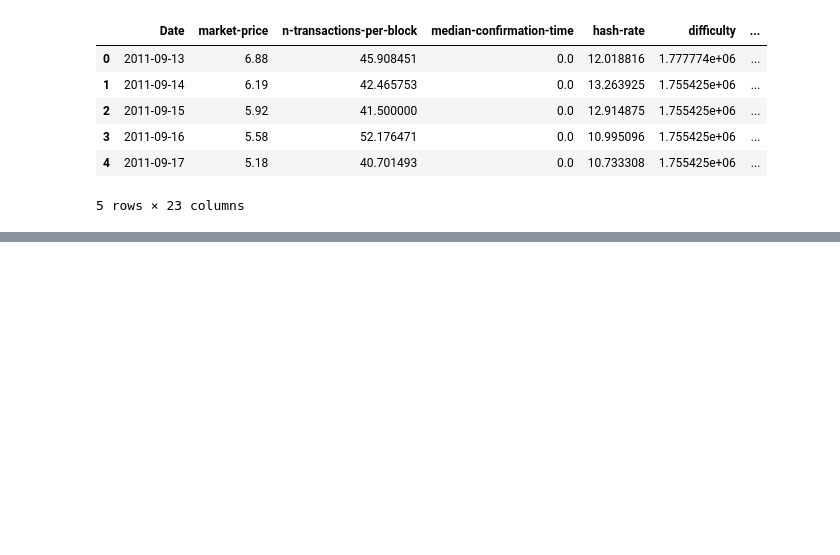
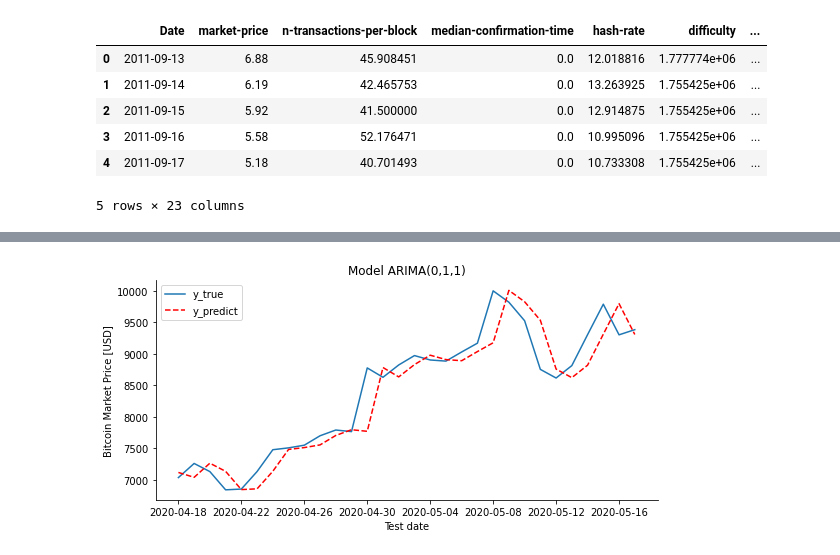
Before and after one commit to bmhiouah/Bitcoin-prediction, a Jupyter notebook: notebook/case_study_arima_group_n.ipynb, the cells around one changed output, grey strips where cells are left out. Drawn from its saved outputs; the diff is of its cells as text; code cells hidden in the pictures; blank space fills up the shorter version.

```diff
--- a/notebook/case_study_arima_group_n.ipynb
+++ b/notebook/case_study_arima_group_n.ipynb
@@ -32,5 +38,5 @@ Here, we load data into a Pandas DataFrame
 # %%
-df_blockchain = pd.read_csv(os.path.join(DATADIR, "df_blockchain.csv"), delimiter=",")
+df_blockchain = pd.read_csv(os.path.join(DATADIR, "df_blockchain.csv"), delimiter=";")
 # %%
 df_blockchain.head()
 # %% [output]
@@ -161,0 +58,2 @@ plt.show()
+# %%
+X_train, X_test = hf.data_split(df_blockchain)
@@ -161,0 +66,4 @@ plt.show()
+# %%
+errors, predictions = hf.evaluate_arima_model(X_train["market-price"],
+                                              X_test["market-price"], (0,2,2))
+errors
@@ -161,0 +86,29 @@ plt.show()
+# %%
+# prepare the dataset for plotting
+predict_date = df_blockchain.iloc[-30::]["Date"]
+df_predict = pd.DataFrame(zip(predict_date,
+                              predictions, X_test["market-price"].values),
+                          columns=["date", "predict", "true"])
+# %%
+fig, ax = plt.subplots(figsize=(8,4))
+
+sns.lineplot(x="date", y="true", data=df_predict,
+             ax=ax, label="y_true", markers=True )
+plot_ = sns.lineplot(x="date",
+             y="predict",
+             data=df_predict,
+             color="red",ax=ax, label="y_predict")
+plot_.lines[1].set_linestyle("--")
+new_ticks = plot_.get_xticklabels()
+freq = 4
+ax.set_xticks(np.arange(0, len(new_ticks), freq))
+labels = predict_date[::freq]
+ax.set_xticklabels(labels)
+ax.set_ylabel("Bitcoin Market Price [USD]")
+ax.set_xlabel("Test date")
+ax.set_title("Model ARIMA(0,1,1)")
+sns.despine()
+plt.legend()
+plt.tight_layout()
+# %% [output]
+[figure, added]
```
Also changed, not shown: parts of 37 cells of this notebook.
